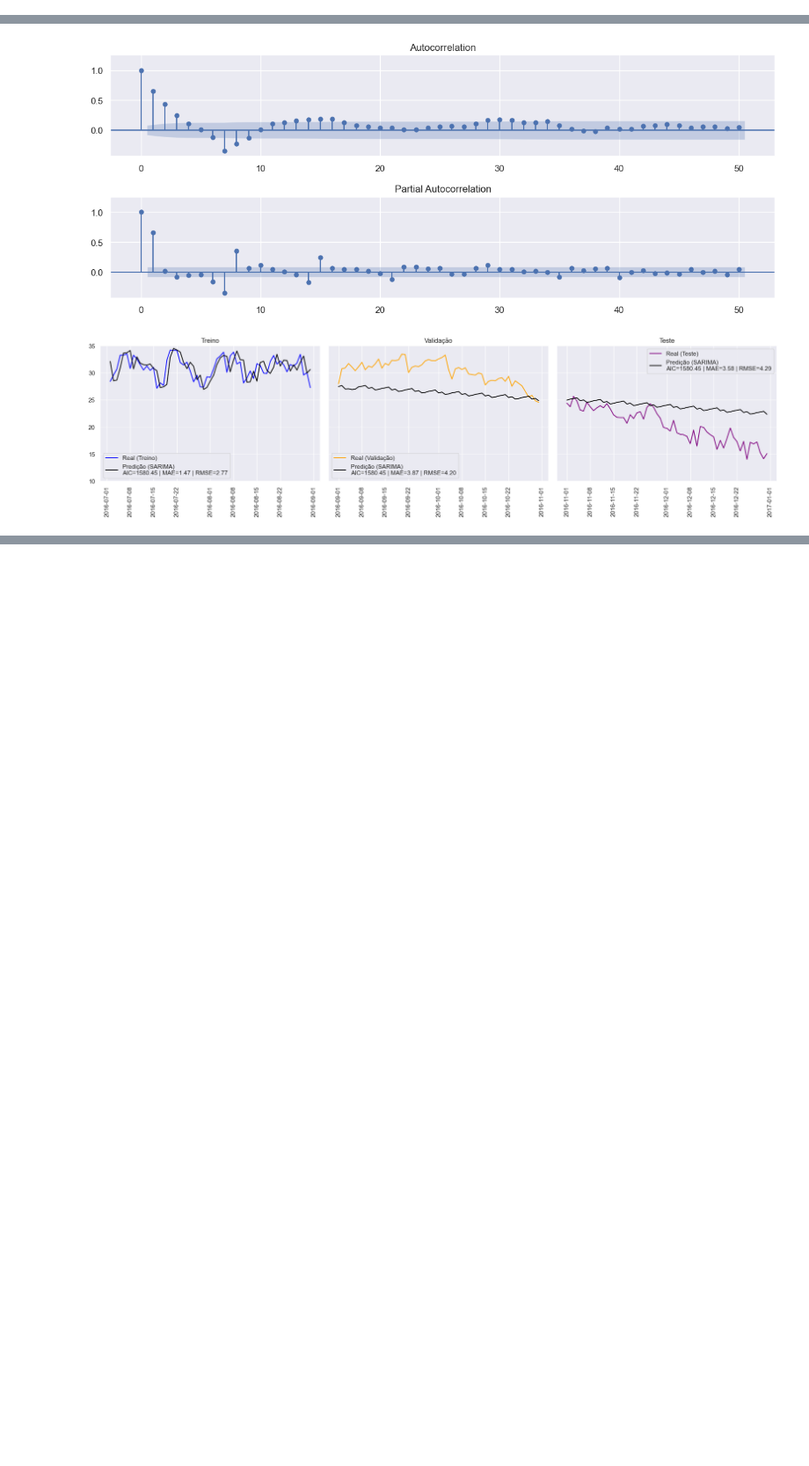
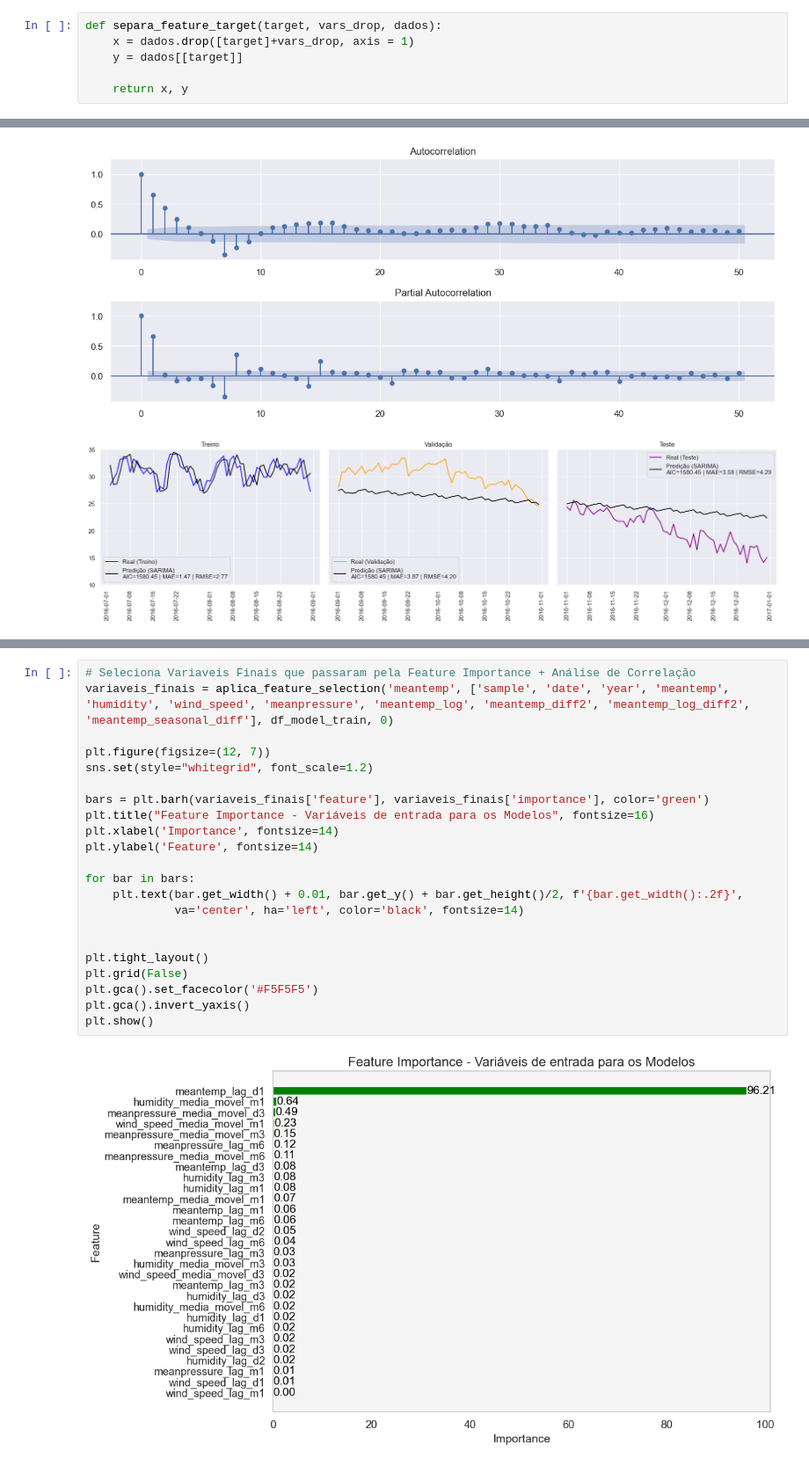
Before and after one commit to leonardovargas10/Modelo_Forecasting_Temperature-, a Jupyter notebook: Modelo_Forecasting.ipynb, the cells around one changed output, grey strips where cells are left out. Shown at 88% size. Cells and saved outputs as stored; diff of their text form; blank space fills up the shorter version.

```diff
--- a/Modelo_Forecasting.ipynb
+++ b/Modelo_Forecasting.ipynb
@@ -147,3 +157,9 @@ def ano_mes_dia(df):
     df['year'] = df['date'].dt.year
     df['month'] = df['date'].dt.month
     df['day'] = df['date'].dt.day
+# %%
+def separa_feature_target(target, vars_drop, dados):
+    x = dados.drop([target]+vars_drop, axis = 1)
+    y = dados[[target]]
+
+    return x, y
@@ -1017,0 +1110,24 @@ plt.show()
+# %%
+# Seleciona Variaveis Finais que passaram pela Feature Importance + Análise de Correlação
+variaveis_finais = aplica_feature_selection('meantemp', ['sample', 'date', 'year', 'meantemp', 'humidity', 'wind_speed', 'meanpressure', 'meantemp_log', 'meantemp_diff2', 'meantemp_log_diff2', 'meantemp_seasonal_diff'], df_model_train, 0)
+
+plt.figure(figsize=(12, 7))
+sns.set(style="whitegrid", font_scale=1.2)
+
+bars = plt.barh(variaveis_finais['feature'], variaveis_finais['importance'], color='green')
+plt.title("Feature Importance - Variáveis de entrada para os Modelos", fontsize=16)
+plt.xlabel('Importance', fontsize=14)
+plt.ylabel('Feature', fontsize=14)
+
+for bar in bars:
+    plt.text(bar.get_width() + 0.01, bar.get_y() + bar.get_height()/2, f'{bar.get_width():.2f}',
+             va='center', ha='left', color='black', fontsize=14)
+
+
+plt.tight_layout()
+plt.grid(False)
+plt.gca().set_facecolor('#F5F5F5')
+plt.gca().invert_yaxis()
+plt.show()
+# %% [output]
+[figure, added]
```
Also changed, not shown: parts of 9 cells of this notebook.
